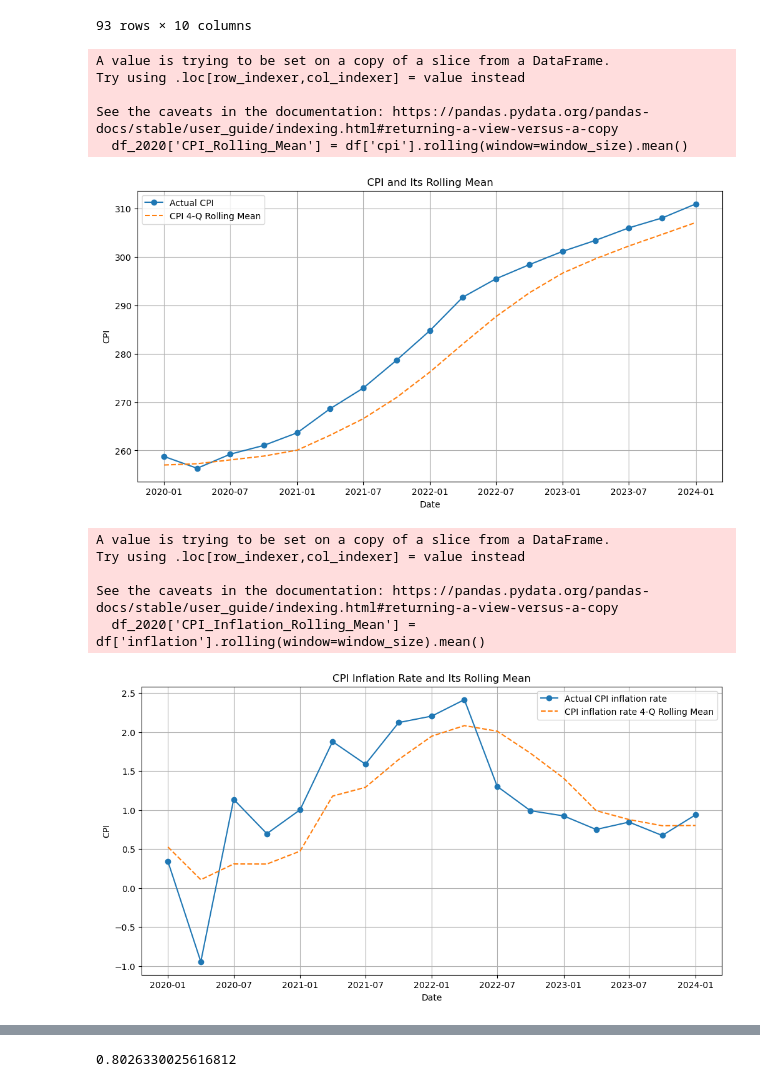
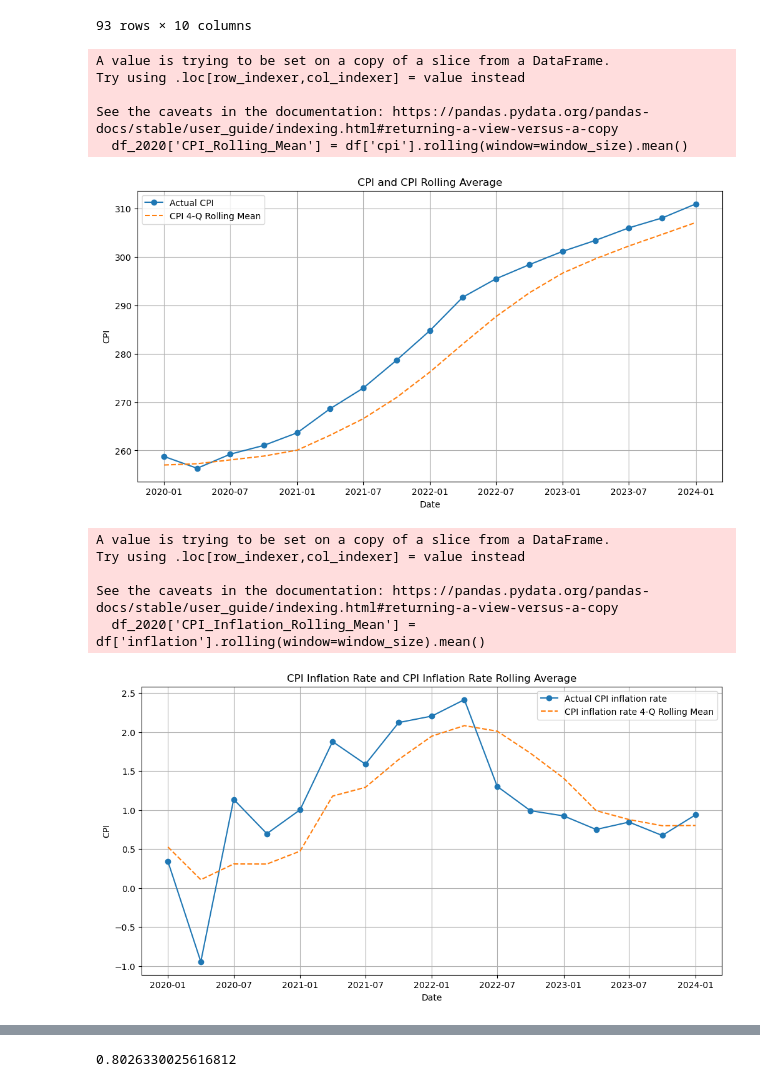
Before and after one commit to Seyla123/Team-Data-Analyze, a Jupyter notebook: Collaborator/Seav Seyla/hackathon 2/HexCode+.ipynb, the cells around one changed output, grey strips where cells are left out. Cells and saved outputs as stored; diff of their text form; code cells hidden in the pictures.

```diff
--- a/Collaborator/Seav Seyla/hackathon 2/HexCode+.ipynb
+++ b/Collaborator/Seav Seyla/hackathon 2/HexCode+.ipynb
@@ -472,7 +473,7 @@ plt.plot(df_2020.index, df_2020['cpi'], label='Actual CPI', marker='o')
 plt.plot(df_2020.index, df_2020['CPI_Rolling_Mean'], label=f'CPI {window_size}-Q Rolling Mean', linestyle='--')
 plt.xlabel('Date')
 plt.ylabel('CPI')
-plt.title('CPI and Its Rolling Mean')
+plt.title('CPI and CPI Rolling Average')
 plt.legend()
 plt.grid(True)
 plt.show()
@@ -482,28 +483,30 @@ Try using .loc[row_indexer,col_indexer] = value instead
 
 See the caveats in the documentation: https://pandas.pydata.org/pandas-docs/stable/user_guide/indexing.html#returning-a-view-versus-a-copy
   df_2020['CPI_Rolling_Mean'] = df['cpi'].rolling(window=window_size).mean()
-[figure, old version]
+[figure, new version]
 # %%
 
 
-# Calculate rolling mean of CPI
+
 df_2020['CPI_Inflation_Rolling_Mean'] = df['inflation'].rolling(window=window_size).mean()
+
+
 plt.figure(figsize=(12, 6))
 plt.plot(df_2020.index, df_2020['inflation'], label='Actual CPI inflation rate', marker='o')
 plt.plot(df_2020.index, df_2020['CPI_Inflation_Rolling_Mean'], label=f'CPI inflation rate {window_size}-Q Rolling Mean', linestyle='--')
 plt.xlabel('Date')
 plt.ylabel('CPI')
-plt.title('CPI Inflation Rate and Its Rolling Mean')
+plt.title('CPI Inflation Rate and CPI Inflation Rate Rolling Average')
 plt.legend()
 plt.grid(True)
 plt.show()
 # %% [output]
 A value is trying to be set on a copy of a slice from a DataFrame.
 Try using .loc[row_indexer,col_indexer] = value instead
 
 See the caveats in the documentation: https://pandas.pydata.org/pandas-docs/stable/user_guide/indexing.html#returning-a-view-versus-a-copy
   df_2020['CPI_Inflation_Rolling_Mean'] = df['inflation'].rolling(window=window_size).mean()
-[figure, old version]
+[figure, new version]
 # %%
 df_2020
 # %% [output]
```
Also changed, not shown: parts of 25 cells of this notebook, 1 other file.
